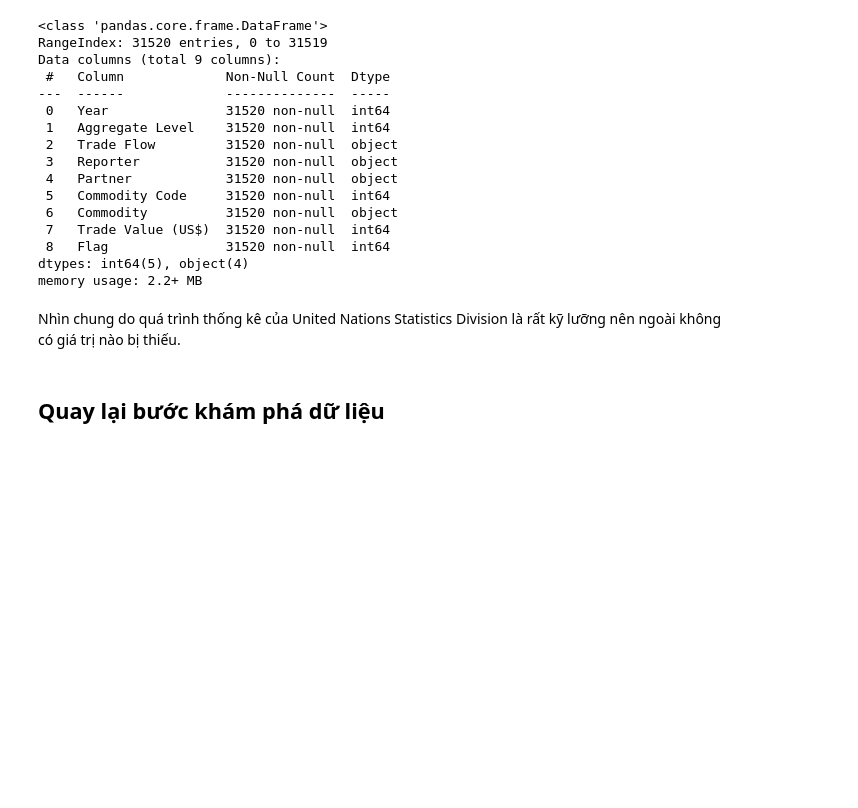
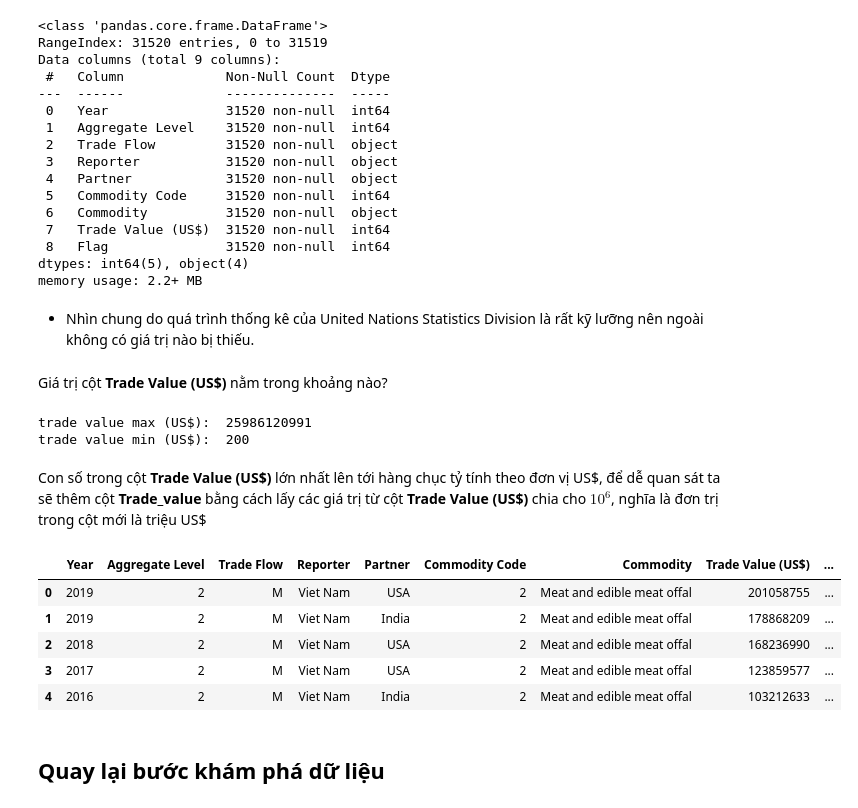
Before and after one commit to quangkhanh77/LTKHDL, a Jupyter notebook: 1712521-DuongHoangQuangKhanh.ipynb, the cells around one changed output. Cells and saved outputs as stored; diff of their text form; code cells hidden in the pictures; blank space fills up the shorter version.

```diff
--- a/1712521-DuongHoangQuangKhanh.ipynb
+++ b/1712521-DuongHoangQuangKhanh.ipynb
@@ -130,7 +130,29 @@ Data columns (total 9 columns):
 dtypes: int64(5), object(4)
 memory usage: 2.2+ MB
 # %% [markdown]
-Nhìn chung do quá trình thống kê của United Nations Statistics Division là rất kỹ lưỡng nên ngoài không có giá trị nào bị thiếu.
+- Nhìn chung do quá trình thống kê của United Nations Statistics Division là rất kỹ lưỡng nên ngoài không có giá trị nào bị thiếu.
+# %% [markdown]
+Giá trị cột **Trade Value (US$)** nằm trong khoảng nào?
+# %%
+tradevalue_max = data["Trade Value (US$)"].max()
+tradevalue_min = data["Trade Value (US$)"].min()
+print("trade value max (US$): ",tradevalue_max)
+print("trade value min (US$): ",tradevalue_min)
+# %% [output]
+trade value max (US$):  25986120991
+trade value min (US$):  200
+# %% [markdown]
+Con số trong cột **Trade Value (US\$)** lớn nhất lên tới hàng chục tỷ tính theo đơn vị US\$, để dễ quan sát ta sẽ thêm cột **Trade_value** bằng cách lấy các giá trị từ cột **Trade Value (US\$)** chia cho $ 10^6 $, nghĩa là đơn trị trong cột mới là triệu US$
+# %%
+data["Trade_value"] = data["Trade Value (US$)"]/10**6
+data.head()
+# %% [output]
+|  | Year | Aggregate Level | Trade Flow | Reporter | Partner | Commodity Code | Commodity | Trade Value (US$) | ... |
+| 0 | 2019 | 2 | M | Viet Nam | USA | 2 | Meat and edible meat offal | 201058755 | ... |
+| 1 | 2019 | 2 | M | Viet Nam | India | 2 | Meat and edible meat offal | 178868209 | ... |
+| 2 | 2018 | 2 | M | Viet Nam | USA | 2 | Meat and edible meat offal | 168236990 | ... |
+| 3 | 2017 | 2 | M | Viet Nam | USA | 2 | Meat and edible meat offal | 123859577 | ... |
+| 4 | 2016 | 2 | M | Viet Nam | India | 2 | Meat and edible meat offal | 103212633 | ... |
 # %% [markdown]
 ## Quay lại bước khám phá dữ liệu
 # %% [markdown]
```
Also changed, not shown: parts of 18 cells of this notebook.
